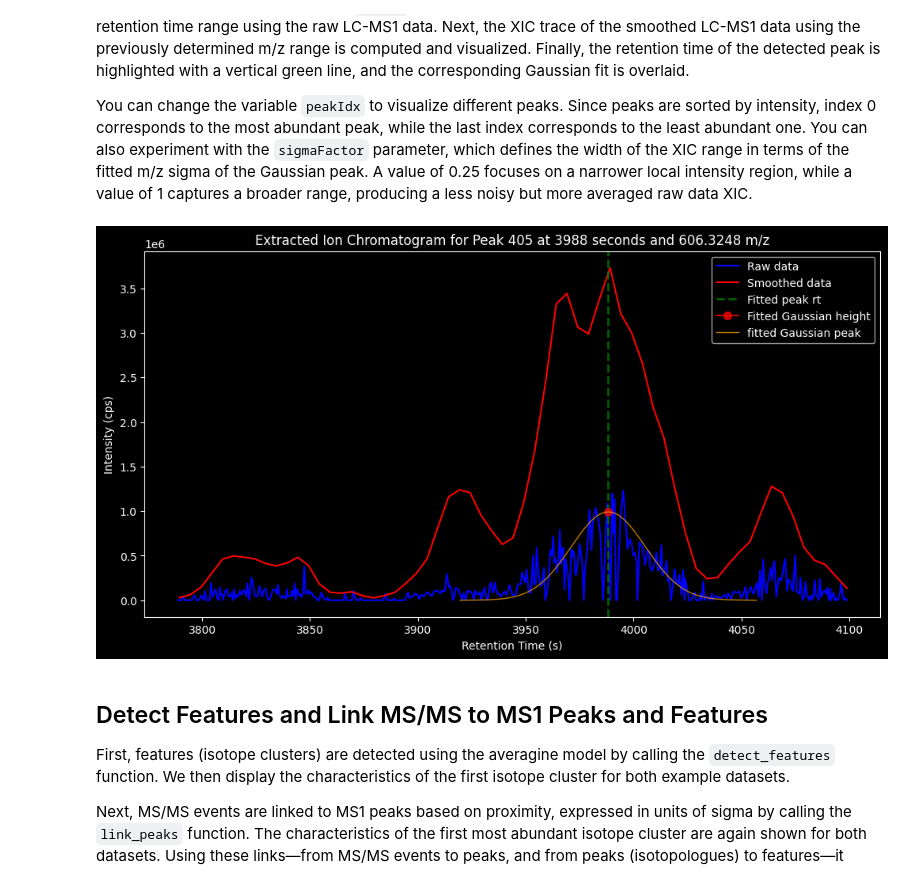
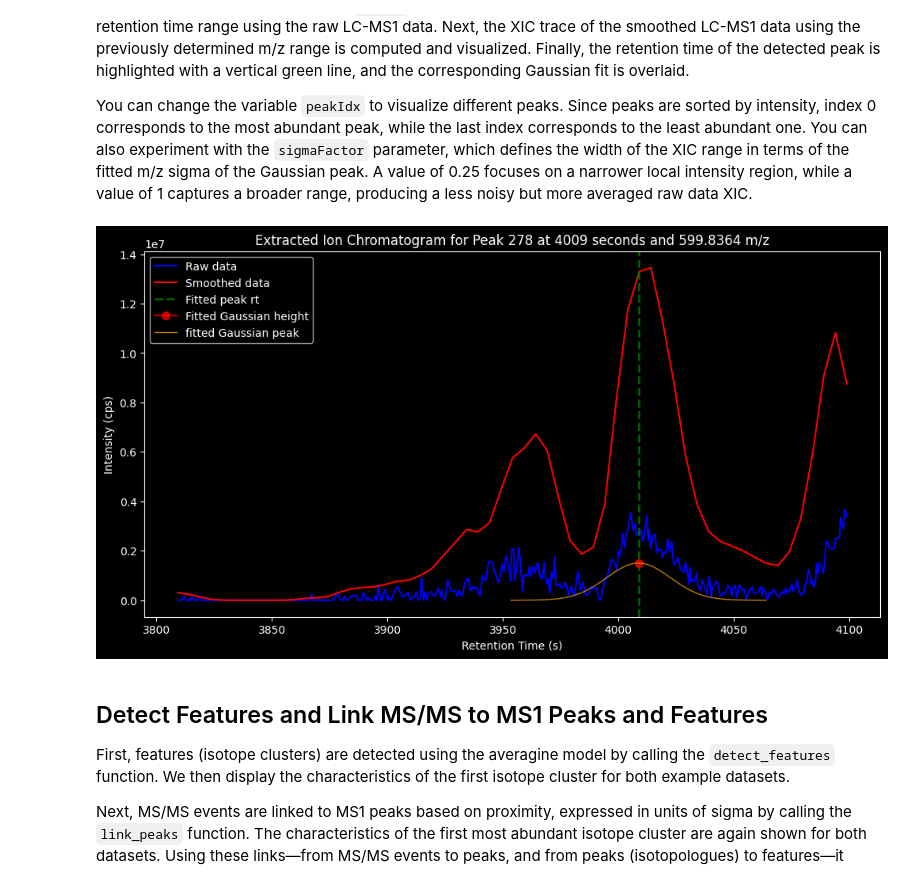
Before and after one commit to PASTAQ-MS/PASTAQ, a Jupyter notebook: examples/pastaqExamples.ipynb, the cells around one changed output. Drawn from its saved outputs; the diff is of its cells as text; code cells hidden in the pictures.

```diff
--- a/examples/pastaqExamples.ipynb
+++ b/examples/pastaqExamples.ipynb
@@ -174,13 +174,13 @@ First, the m/z width range limits are calculated using a specified number of sig
 You can change the variable `peakIdx` to visualize different peaks. Since peaks are sorted by intensity, index 0 corresponds to the most abundant peak, while the last index corresponds to the least abundant one. You can also experiment with the `sigmaFactor` parameter, which defines the width of the XIC range in terms of the fitted m/z sigma of the Gaussian peak. A value of 0.25 focuses on a narrower local intensity region, while a value of 1 captures a broader range, producing a less noisy but more averaged raw data XIC.
 # %%
 # give peak index in peakIdx, define the XIC range width in sigmaFactor and provide the width of the shown XIC in seconds in rtWidthXIC parameter
-peakIdx = 405
-sigmaFactor = 0.25 # 0.25 gives more or less local intensity, 1 give larger range and less noise raw data XIC
+peakIdx = 278
+sigmaFactor = 0.75 # 0.25 gives more or less local intensity, 1 give larger range and less noise raw data XIC
 rtWidthXIC = 200 # rt width of XICs
 
 XICVisualisation(lcmsData1, grid1, peaks1[peakIdx], sigmaFactor, rtWidthXIC)
 # %% [output]
-[figure, old version]
+[figure, new version]
 # %% [markdown]
 ## Detect Features and Link MS/MS to MS1 Peaks and Features
 First, features (isotope clusters) are detected using the averagine model by calling the `detect_features` function. We then display the characteristics of the first isotope cluster for both example datasets.
```
Also changed, not shown: parts of 2 cells of this notebook, 3 other files.
